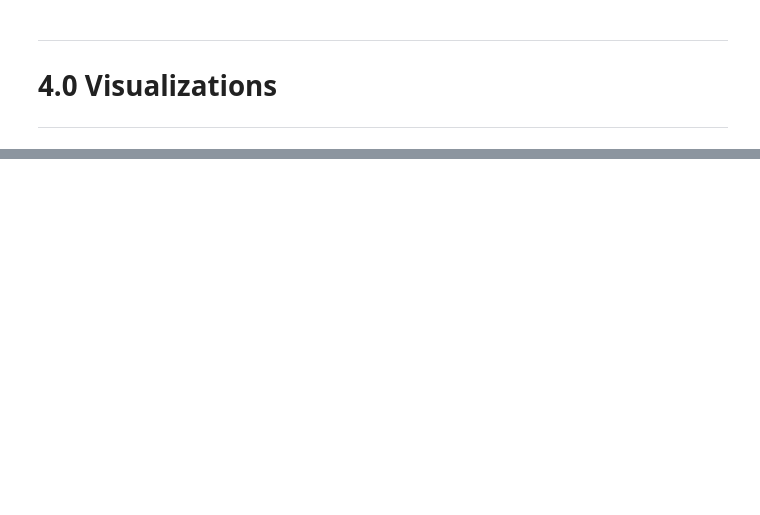
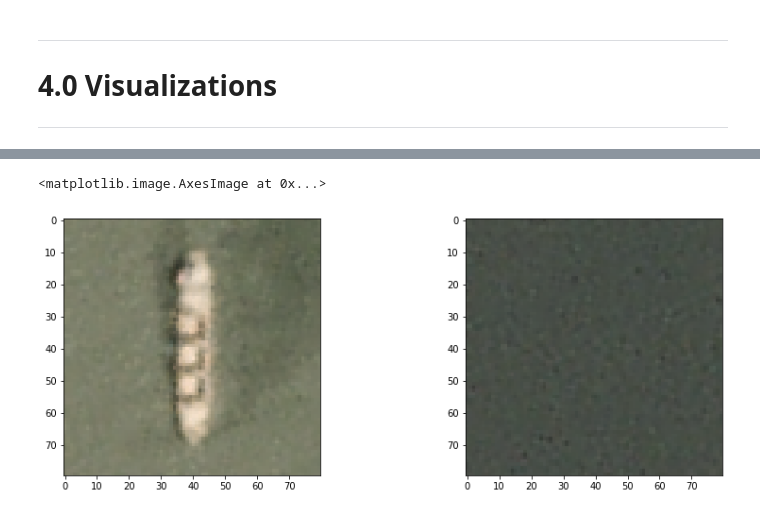
Before and after one commit to ehadda02/em-0213-final-project-template, a Jupyter notebook: Shipsnet.ipynb, the cells around one changed output, grey strips where cells are left out. Cells and saved outputs as stored; diff of their text form; code cells hidden in the pictures; blank space fills up the shorter version.

```diff
--- a/Shipsnet.ipynb
+++ b/Shipsnet.ipynb
@@ -73,0 +326,12 @@ ________
+# %%
+X_test = X_test.reshape([-1, 3, 80, 80]).transpose([0,2,3,1]) # transpose shape data
+X_train = X_train.reshape([-1, 3, 80, 80]).transpose([0,2,3,1])
+# verify images are processed correctly
+fig, axes = plt.subplots(1,2,figsize=(14,5)) # plot two images side by side
+axes[0].imshow(X_test[750])
+axes[1].imshow(X_train[750])
+
+# images look as they do as a png. OK to proceed with this data for the model
+# %% [output]
+<matplotlib.image.AxesImage at 0x...>
+[figure, added]
```
Also changed, not shown: parts of 84 cells of this notebook, 1 other file.
